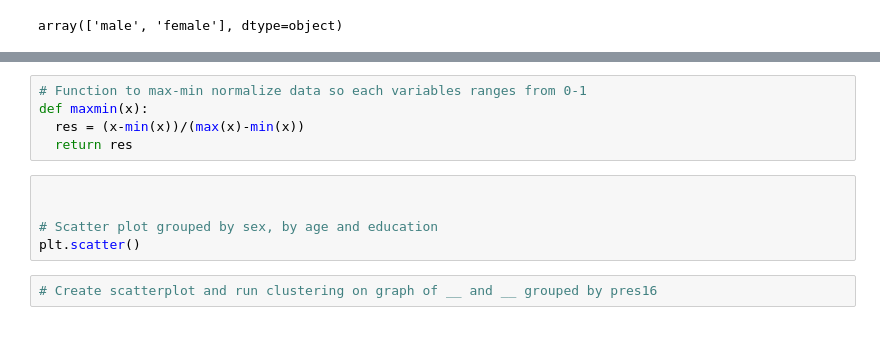
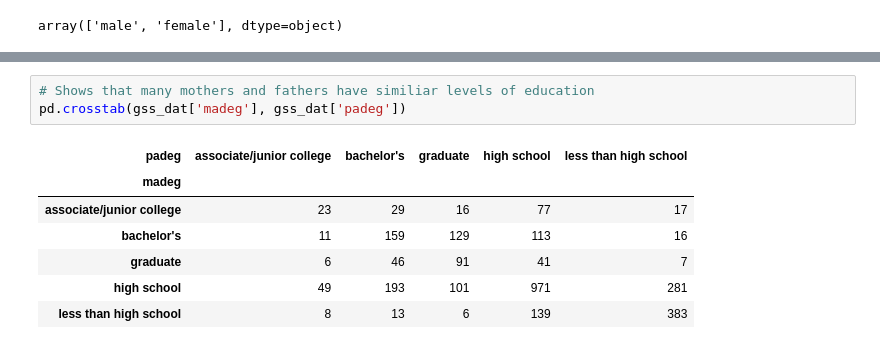
Before and after one commit to DS3001/group9, a Jupyter notebook: midterm_project.ipynb, the cells around one changed output, grey strips where cells are left out. Cells and saved outputs as stored; diff of their text form.

```diff
--- a/midterm_project.ipynb
+++ b/midterm_project.ipynb
@@ -163,12 +268,11 @@ array([nan, 'private', 'government'], dtype=object)
-# %%
-# Function to max-min normalize data so each variables ranges from 0-1
-def maxmin(x):
-  res = (x-min(x))/(max(x)-min(x))
-  return res
-# %%
-
-
-# Scatter plot grouped by sex, by age and education
-plt.scatter()
-# %%
-# Create scatterplot and run clustering on graph of __ and __ grouped by pres16
+# %%
+# Shows that many mothers and fathers have similiar levels of education
+pd.crosstab(gss_dat['madeg'], gss_dat['padeg'])
+# %% [output]
+| padeg | associate/junior college | bachelor's | graduate | high school | less than high school |
+| madeg |  |  |  |  |  |
+| associate/junior college | 23 | 29 | 16 | 77 | 17 |
+| bachelor's | 11 | 159 | 129 | 113 | 16 |
+| graduate | 6 | 46 | 91 | 41 | 7 |
+| high school | 49 | 193 | 101 | 971 | 281 |
+| less than high school | 8 | 13 | 6 | 139 | 383 |
```
Also changed, not shown: parts of 19 cells of this notebook.
